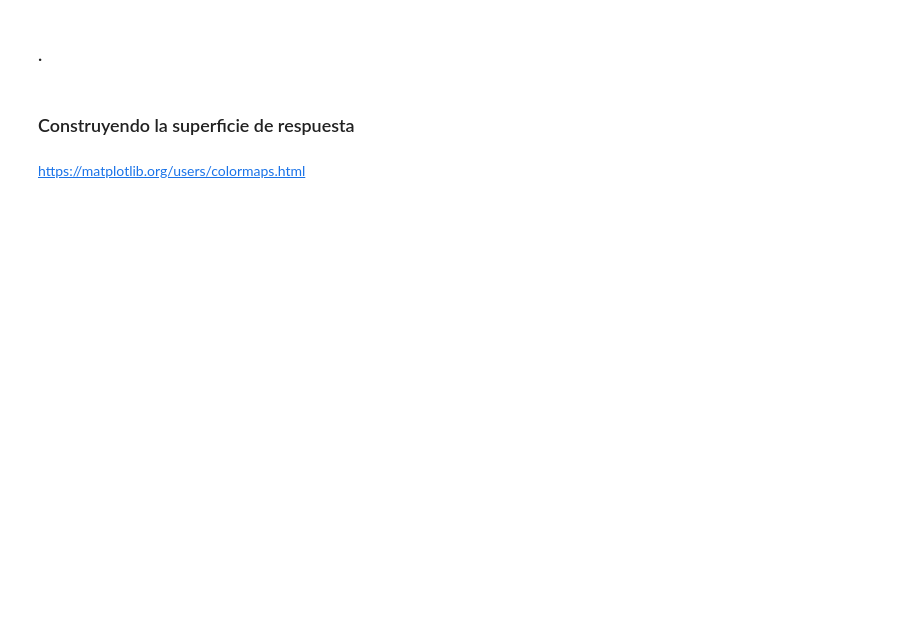
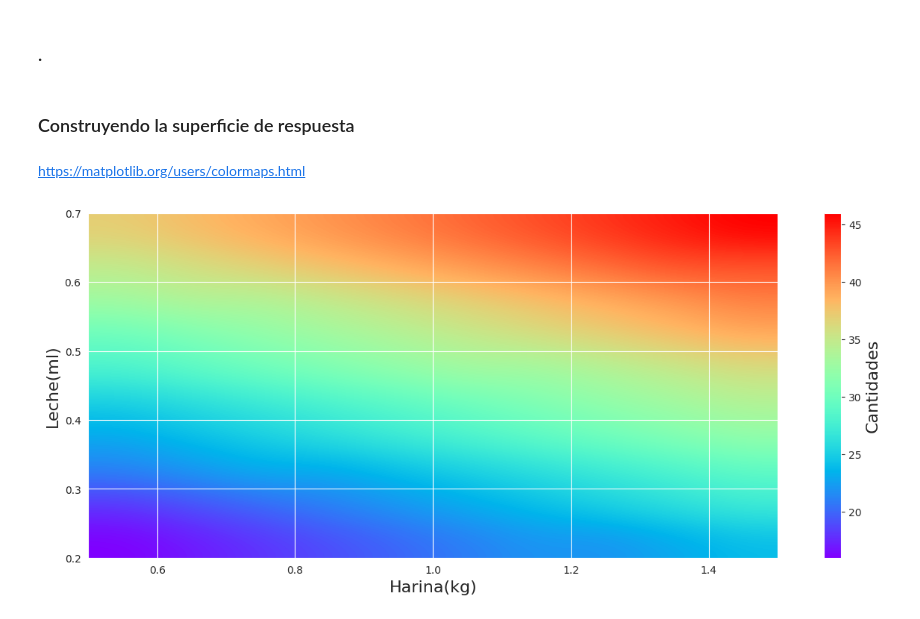
Before and after one commit to AdrianCPC/Profundizando_analisis_de_datos, a Jupyter notebook: Analisis_de_experimentos.ipynb, the cells around one changed output. Drawn from its saved outputs; the diff is of its cells as text; code cells hidden in the pictures; blank space fills up the shorter version.

Commit message:
color_maps

```diff
--- a/Analisis_de_experimentos.ipynb
+++ b/Analisis_de_experimentos.ipynb
@@ -352,3 +481,16 @@ pareto.plot(limite, nombre, 'r')
 ### .
 # %% [markdown]
 ### Definiendo la función
+# %%
+def modelo_receta(x_h,x_l):
+
+  #limites
+  limite_normalizado = [-1,1]
+  limite_harina = [0.5, 1.5]
+  limite_leche = [0.2, 0.7]
+
+  #convertir
+  x_h_convertido =np.interp(x_h, limite_harina,limite_normalizado)
+  x_l_convertido =np.interp(x_l, limite_leche,limite_normalizado)
+  cantidades = parametros['Intercept'] + parametros['Harina']*x_h_convertido + parametros['Leche']*x_l_convertido
+  return round(cantidades)
@@ -370,3 +516,6 @@ pareto.plot(limite, nombre, 'r')
 <p style='margin: 30px 30px;'>
 
 <hr style = 'border: 1px solid purple;'>
+# %%
+x_harina = np.linspace(start=0.5, stop=1.5, num=10)
+x_harina
@@ -372,0 +525,3 @@ pareto.plot(limite, nombre, 'r')
+# %%
+x_leche = np.linspace(start=0.2, stop=0.7, num=10)
+x_leche
@@ -373,2 +531,11 @@ pareto.plot(limite, nombre, 'r')
 # %% [markdown]
 ### .
+# %%
+puntos = []
+for cont1 in x_harina:
+  temp=[]
+  for cont2 in x_leche:
+    temp.append(modelo_receta(cont1,cont2))
+  puntos.append(temp)
+
+puntos
@@ -379,2 +559,14 @@ pareto.plot(limite, nombre, 'r')
 # %% [markdown]
 https://matplotlib.org/users/colormaps.html
+# %%
+plt.figure(figsize=(16,6))
+plt.xlabel('Harina(kg)', fontsize=16)
+plt.ylabel('Leche(ml)', fontsize=16)
+
+
+#mapa de colores
+mapa_color =plt.imshow(puntos, origin='lower', cmap=cm.rainbow,interpolation='quadric', extent=(0.5,1.5,0.2,0.7))
+#barra de color
+plt.colorbar().set_label('Cantidades', fontsize=16)
+# %% [output]
+[figure, added]
```
Also changed, not shown: parts of 25 cells of this notebook.
